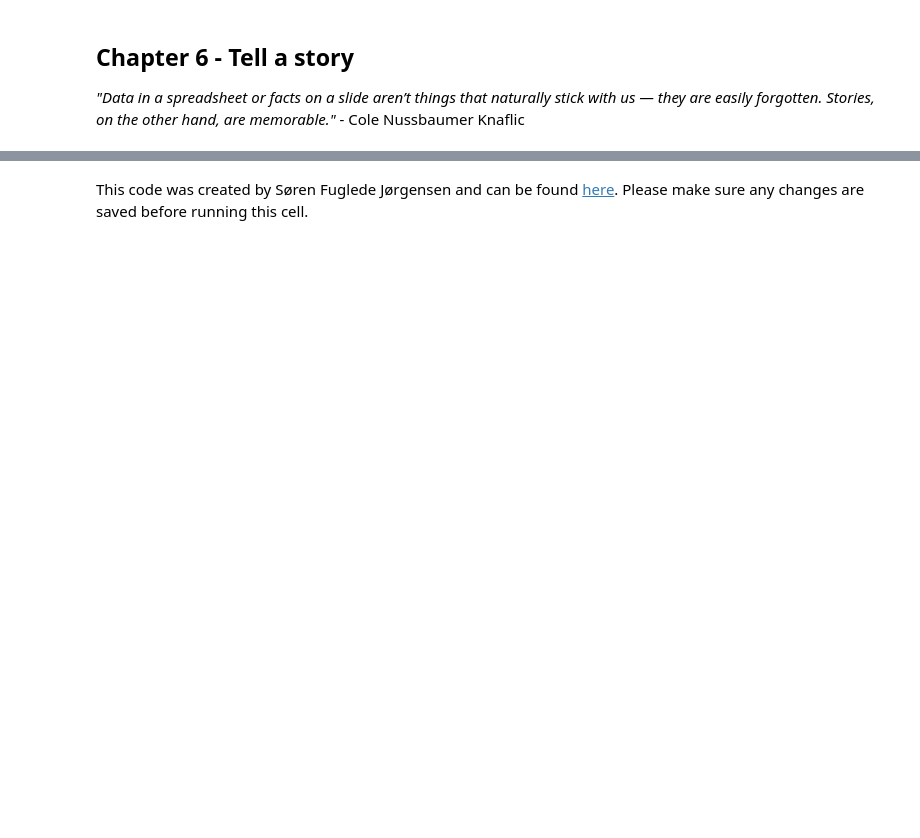
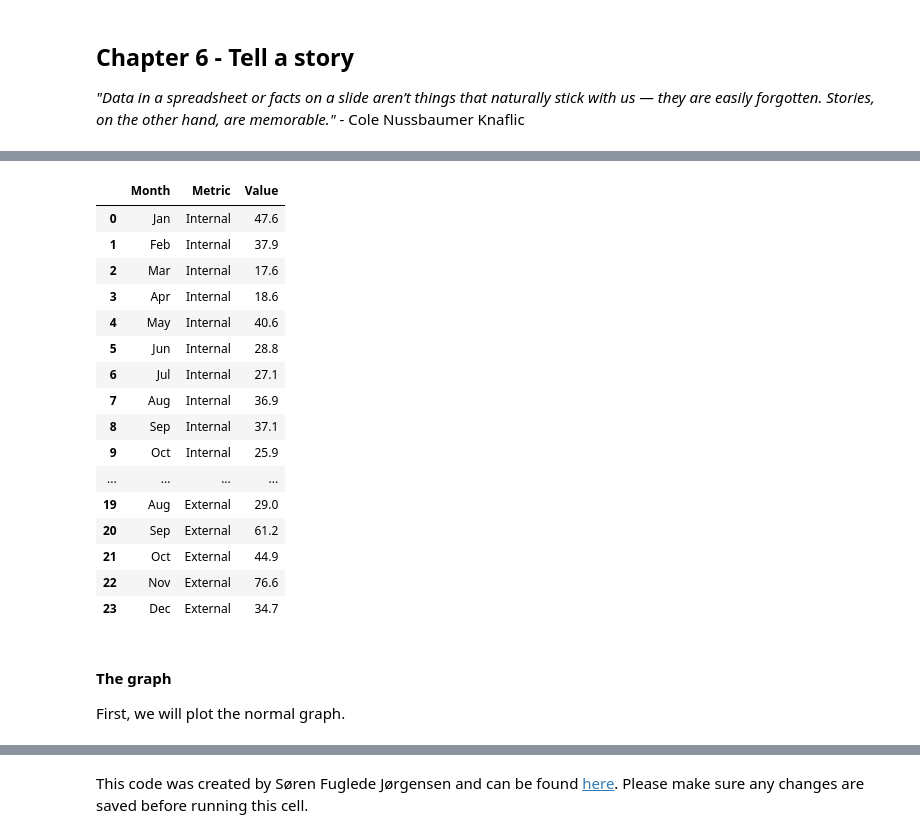
Before and after one commit to maisafraiz/storytelling_with_altair, a Jupyter notebook: index.ipynb, the cells around one changed output, grey strips where cells are left out. Saved outputs shown, nothing was run; the diff lists cells and outputs as text; code cells hidden in the pictures; blank space fills up the shorter version.

```diff
--- a/index.ipynb
+++ b/index.ipynb
@@ -4243,0 +6701,32 @@ us — they are easily forgotten. Stories, on the other hand, are memorable."* -
+# %%
+# Rename columns
+table.rename(columns = {'Unnamed: 2': 'Month', 'Unnamed: 3': 'Date'}, inplace = True)
+
+# Drop useless information
+table.drop(columns = ['Date', 'Goal', 'Overall'], inplace = True)
+
+# Create long-format version
+melted_table = pd.melt(table, id_vars = ['Month'], var_name = 'Metric', value_name = 'Value')
+melted_table
+# %% [output]
+|  | Month | Metric | Value |
+| 0 | Jan | Internal | 47.6 |
+| 1 | Feb | Internal | 37.9 |
+| 2 | Mar | Internal | 17.6 |
+| 3 | Apr | Internal | 18.6 |
+| 4 | May | Internal | 40.6 |
+| 5 | Jun | Internal | 28.8 |
+| 6 | Jul | Internal | 27.1 |
+| 7 | Aug | Internal | 36.9 |
+| 8 | Sep | Internal | 37.1 |
+| 9 | Oct | Internal | 25.9 |
+| ... | ... | ... | ... |
+| 19 | Aug | External | 29.0 |
+| 20 | Sep | External | 61.2 |
+| 21 | Oct | External | 44.9 |
+| 22 | Nov | External | 76.6 |
+| 23 | Dec | External | 34.7 |
+# %% [markdown]
+#### The graph
+
+First, we will plot the normal graph.
```
Also changed, not shown: parts of 176 cells of this notebook, 20 other files.
